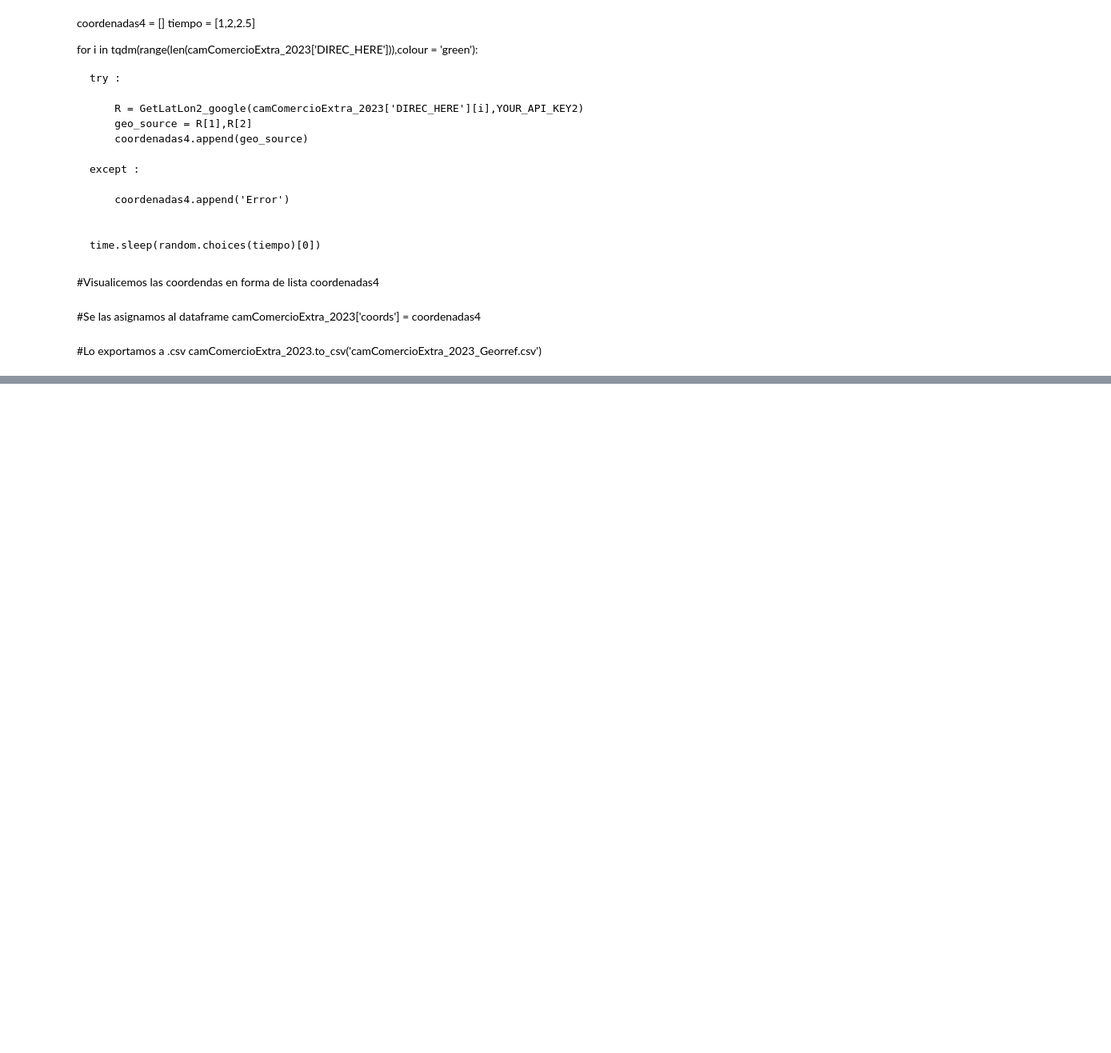
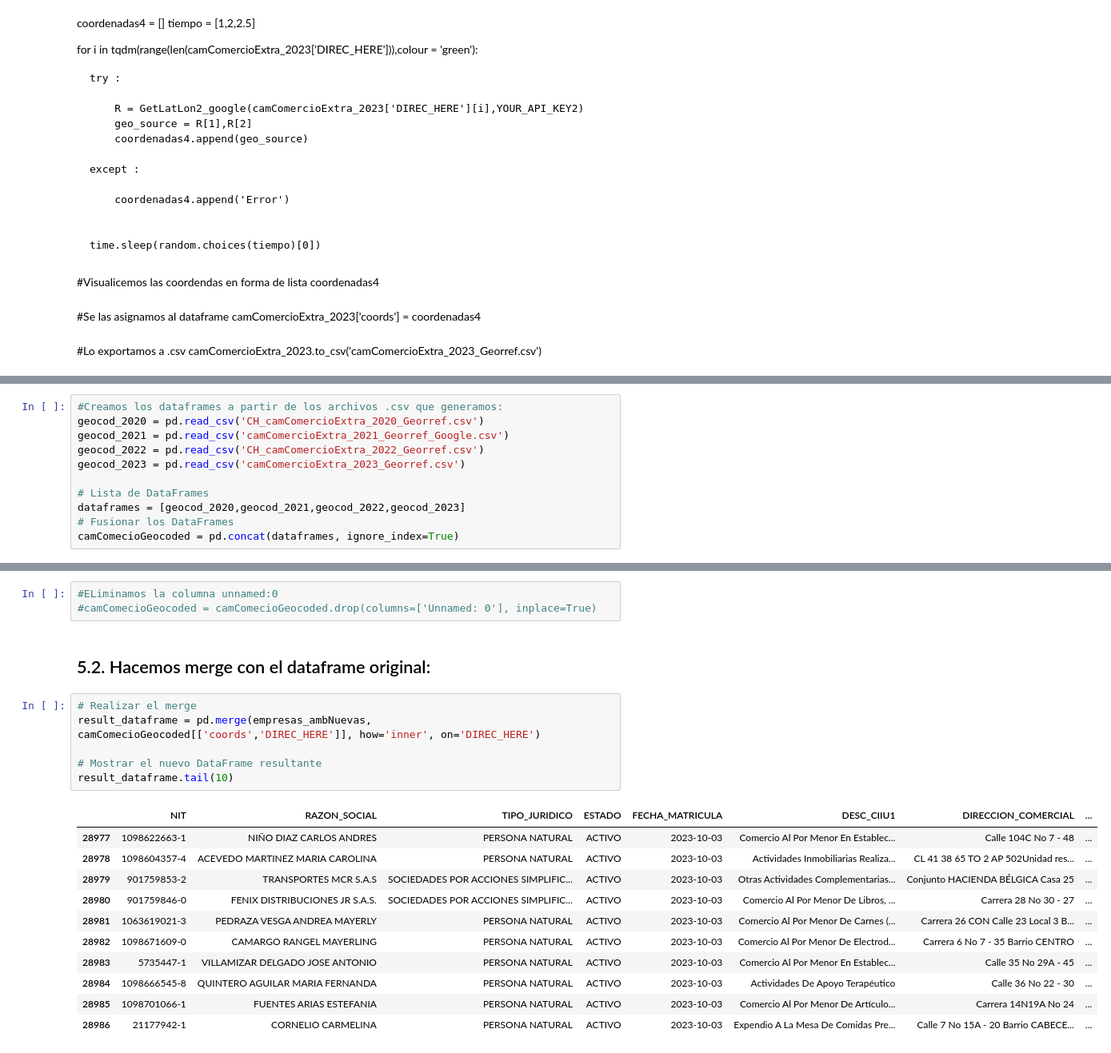
Before and after one commit to adrianferu/empresasCamaraComercioBucaramanga, a Jupyter notebook: camarasComercio.ipynb, the cells around one changed output, grey strips where cells are left out. Shown at 80% size. Saved outputs shown, nothing was run; the diff lists cells and outputs as text; blank space fills up the shorter version.

```diff
--- a/camarasComercio.ipynb
+++ b/camarasComercio.ipynb
@@ -686,0 +695,11 @@ camComercioExtra_2023.to_csv('camComercioExtra_2023_Georref.csv')
+# %%
+#Creamos los dataframes a partir de los archivos .csv que generamos:
+geocod_2020 = pd.read_csv('CH_camComercioExtra_2020_Georref.csv')
+geocod_2021 = pd.read_csv('camComercioExtra_2021_Georref_Google.csv')
+geocod_2022 = pd.read_csv('CH_camComercioExtra_2022_Georref.csv')
+geocod_2023 = pd.read_csv('camComercioExtra_2023_Georref.csv')
+
+# Lista de DataFrames
+dataframes = [geocod_2020,geocod_2021,geocod_2022,geocod_2023]
+# Fusionar los DataFrames
+camComecioGeocoded = pd.concat(dataframes, ignore_index=True)
@@ -686,0 +720,23 @@ camComercioExtra_2023.to_csv('camComercioExtra_2023_Georref.csv')
+# %%
+#ELiminamos la columna unnamed:0
+#camComecioGeocoded = camComecioGeocoded.drop(columns=['Unnamed: 0'], inplace=True)
+# %% [markdown]
+## 5.2. Hacemos merge con el dataframe original:
+# %%
+# Realizar el merge
+result_dataframe = pd.merge(empresas_ambNuevas, camComecioGeocoded[['coords','DIREC_HERE']], how='inner', on='DIREC_HERE')
+
+# Mostrar el nuevo DataFrame resultante
+result_dataframe.tail(10)
+# %% [output]
+|  | NIT | RAZON_SOCIAL | TIPO_JURIDICO | ESTADO | FECHA_MATRICULA | DESC_CIIU1 | DIRECCION_COMERCIAL | ... |
+| 28977 | 1098622663-1 | NIÑO DIAZ CARLOS ANDRES | PERSONA NATURAL | ACTIVO | 2023-10-03 | Comercio Al Por Menor En Establec... | Calle 104C No 7 - 48 | ... |
+| 28978 | 1098604357-4 | ACEVEDO MARTINEZ MARIA CAROLINA | PERSONA NATURAL | ACTIVO | 2023-10-03 | Actividades Inmobiliarias Realiza... | CL 41 38 65 TO 2 AP 502Unidad res... | ... |
+| 28979 | 901759853-2 | TRANSPORTES MCR S.A.S | SOCIEDADES POR ACCIONES SIMPLIFIC... | ACTIVO | 2023-10-03 | Otras Actividades Complementarias... | Conjunto HACIENDA BÉLGICA Casa 25 | ... |
+| 28980 | 901759846-0 | FENIX DISTRIBUCIONES JR S.A.S. | SOCIEDADES POR ACCIONES SIMPLIFIC... | ACTIVO | 2023-10-03 | Comercio Al Por Menor De Libros, ... | Carrera 28 No 30 - 27 | ... |
+| 28981 | 1063619021-3 | PEDRAZA VESGA ANDREA MAYERLY | PERSONA NATURAL | ACTIVO | 2023-10-03 | Comercio Al Por Menor De Carnes (... | Carrera 26 CON Calle 23 Local 3 B... | ... |
+| 28982 | 1098671609-0 | CAMARGO RANGEL MAYERLING | PERSONA NATURAL | ACTIVO | 2023-10-03 | Comercio Al Por Menor De Electrod... | Carrera 6 No 7 - 35 Barrio CENTRO | ... |
+| 28983 | 5735447-1 | VILLAMIZAR DELGADO JOSE ANTONIO | PERSONA NATURAL | ACTIVO | 2023-10-03 | Comercio Al Por Menor En Establec... | Calle 35 No 29A - 45 | ... |
+| 28984 | 1098666545-8 | QUINTERO AGUILAR MARIA FERNANDA | PERSONA NATURAL | ACTIVO | 2023-10-03 | Actividades De Apoyo Terapéutico | Calle 36 No 22 - 30 | ... |
+| 28985 | 1098701066-1 | FUENTES ARIAS ESTEFANIA | PERSONA NATURAL | ACTIVO | 2023-10-03 | Comercio Al Por Menor De Artículo... | Carrera 14N19A No 24 | ... |
+| 28986 | 21177942-1 | CORNELIO CARMELINA | PERSONA NATURAL | ACTIVO | 2023-10-03 | Expendio A La Mesa De Comidas Pre... | Calle 7 No 15A - 20 Barrio CABECE... | ... |
```
Also changed, not shown: parts of 30 cells of this notebook, 3 other files.
